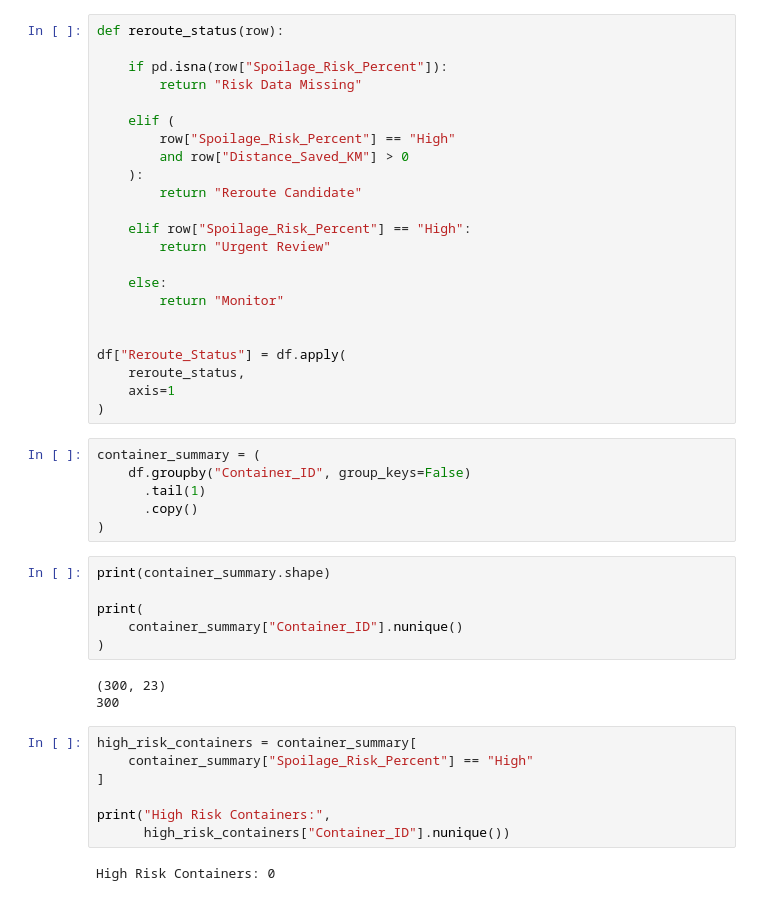
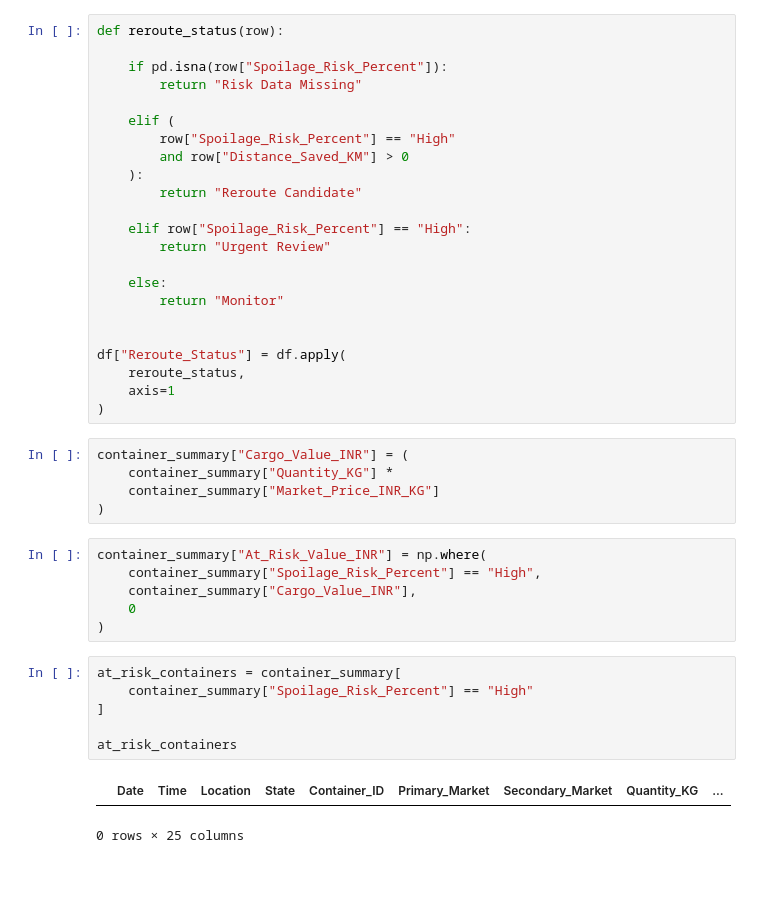
Before and after one commit to Midhunghosh/Micro-Climate-Arbitrage-Analytics, a Jupyter notebook: Untitled.ipynb, the cells around one changed output. Saved outputs shown, nothing was run; the diff lists cells and outputs as text; blank space fills up the shorter version.

Commit message:
cleaning and preparing the data set
cleaning and preparing the data set, Identify containers requiring attention

```diff
--- a/Untitled.ipynb
+++ b/Untitled.ipynb
@@ -719,27 +719,23 @@ df["Reroute_Status"] = df.apply(
     reroute_status,
     axis=1
 )
-# %%
-container_summary = (
-    df.groupby("Container_ID", group_keys=False)
-      .tail(1)
-      .copy()
-)
-# %%
-print(container_summary.shape)
-
-print(
-    container_summary["Container_ID"].nunique()
-)
-# %% [output]
-(300, 23)
-300
-# %%
-high_risk_containers = container_summary[
-    container_summary["Spoilage_Risk_Percent"] == "High"
-]
-
-print("High Risk Containers:",
-      high_risk_containers["Container_ID"].nunique())
-# %% [output]
-High Risk Containers: 0
+# %%
+container_summary["Cargo_Value_INR"] = (
+    container_summary["Quantity_KG"] *
+    container_summary["Market_Price_INR_KG"]
+)
+# %%
+container_summary["At_Risk_Value_INR"] = np.where(
+    container_summary["Spoilage_Risk_Percent"] == "High",
+    container_summary["Cargo_Value_INR"],
+    0
+)
+# %%
+at_risk_containers = container_summary[
+    container_summary["Spoilage_Risk_Percent"] == "High"
+]
+
+at_risk_containers
+# %% [output]
+|  | Date | Time | Location | State | Container_ID | Primary_Market | Secondary_Market | Quantity_KG | ... |
+0 rows × 25 columns
```
